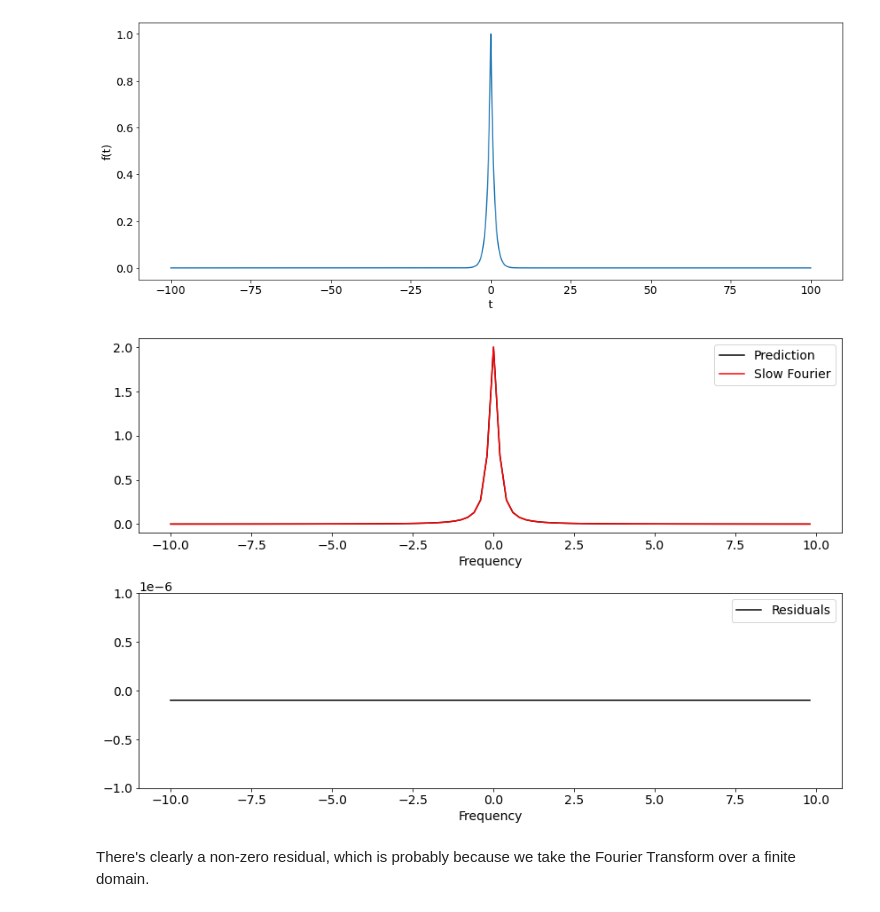
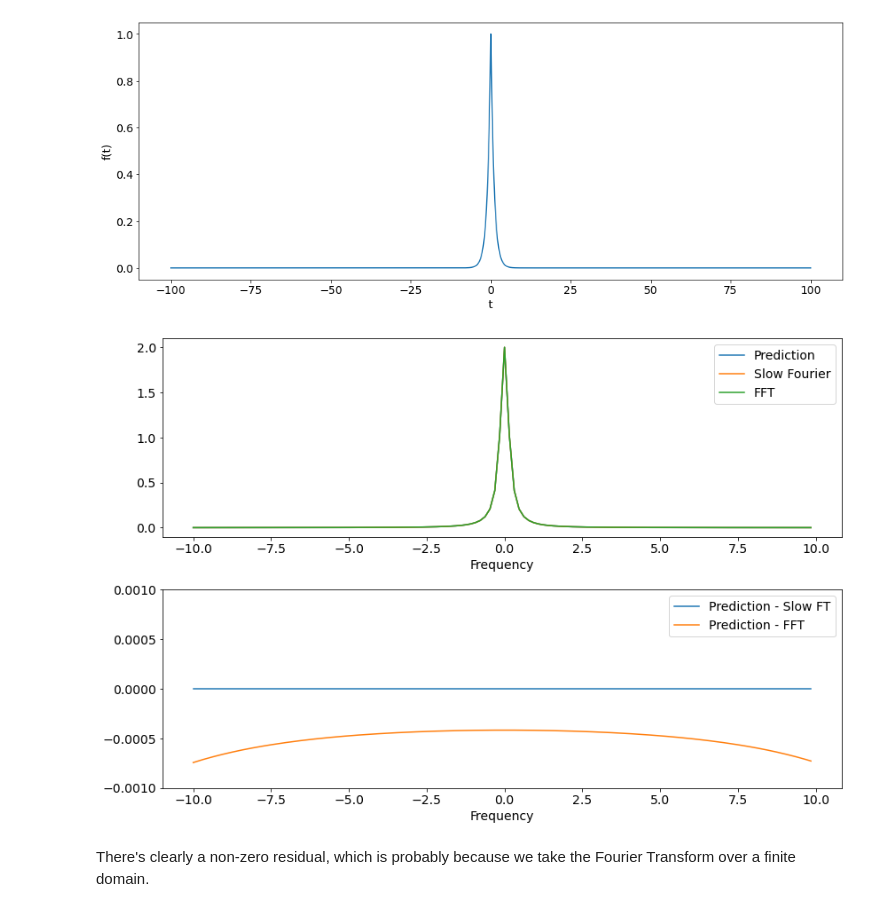
Before and after one commit to theXYZT/notebooks, a Jupyter notebook: Tinkering with N-dimensional FFTs.ipynb, the cells around one changed output. Cells and saved outputs as stored; diff of their text form; code cells hidden in the pictures.

```diff
--- a/Tinkering with N-dimensional FFTs.ipynb
+++ b/Tinkering with N-dimensional FFTs.ipynb
@@ -38,25 +38,35 @@ plt.ylabel("f(t)")
 plt.show()
 # %% [output]
 [figure]
+# %%
+Nv = 128
+v = np.linspace(-10, 10, Nv, endpoint=False)
+preds = fourier_prediction(v)
+slow_ft = slow_fourier_transform(f, t, v).real
+
+# FFT
+dt = 0.05
+N = 2**20
+tt = (np.arange(N) - N//2) * dt
+fx = np.abs(np.fft.fft(f(tt)))
+fx = np.fft.fftshift(fx)[::(N//Nv)] * dt
 # %%
-v = np.linspace(-10, 10, 100, endpoint=False)
-preds = fourier_prediction(v)
-slow_ft = slow_fourier_transform(f, t, v).real
-
 plt.close('fourier')
 plt.figure('fourier', figsize=(12, 8), tight_layout=True)
 plt.subplot(211)
-plt.plot(v, preds, 'k-', label='Prediction')
-plt.plot(v, slow_ft, 'r-', label='Slow Fourier')
+plt.plot(v, preds, '-', label='Prediction')
+plt.plot(v, slow_ft, '-', label='Slow Fourier')
+plt.plot(v, fx, '-', label='FFT')
 plt.xlabel("Frequency")
 plt.legend()
 ax = plt.subplot(212)
-plt.plot(v, preds - slow_ft, 'k-', label='Residuals')
-plt.ylim(-0.000001, 0.000001)
+plt.plot(v, preds - slow_ft, '-', label='Prediction - Slow FT')
+plt.plot(v, preds - fx, '-', label='Prediction - FFT')
 plt.xlabel("Frequency")
+plt.ylim(-0.001, 0.001)
 plt.legend()
 plt.show()
 # %% [output]
-[figure, old version]
+[figure, new version]
 # %% [markdown]
 There's clearly a non-zero residual, which is probably because we take the Fourier Transform over a finite domain.
```
